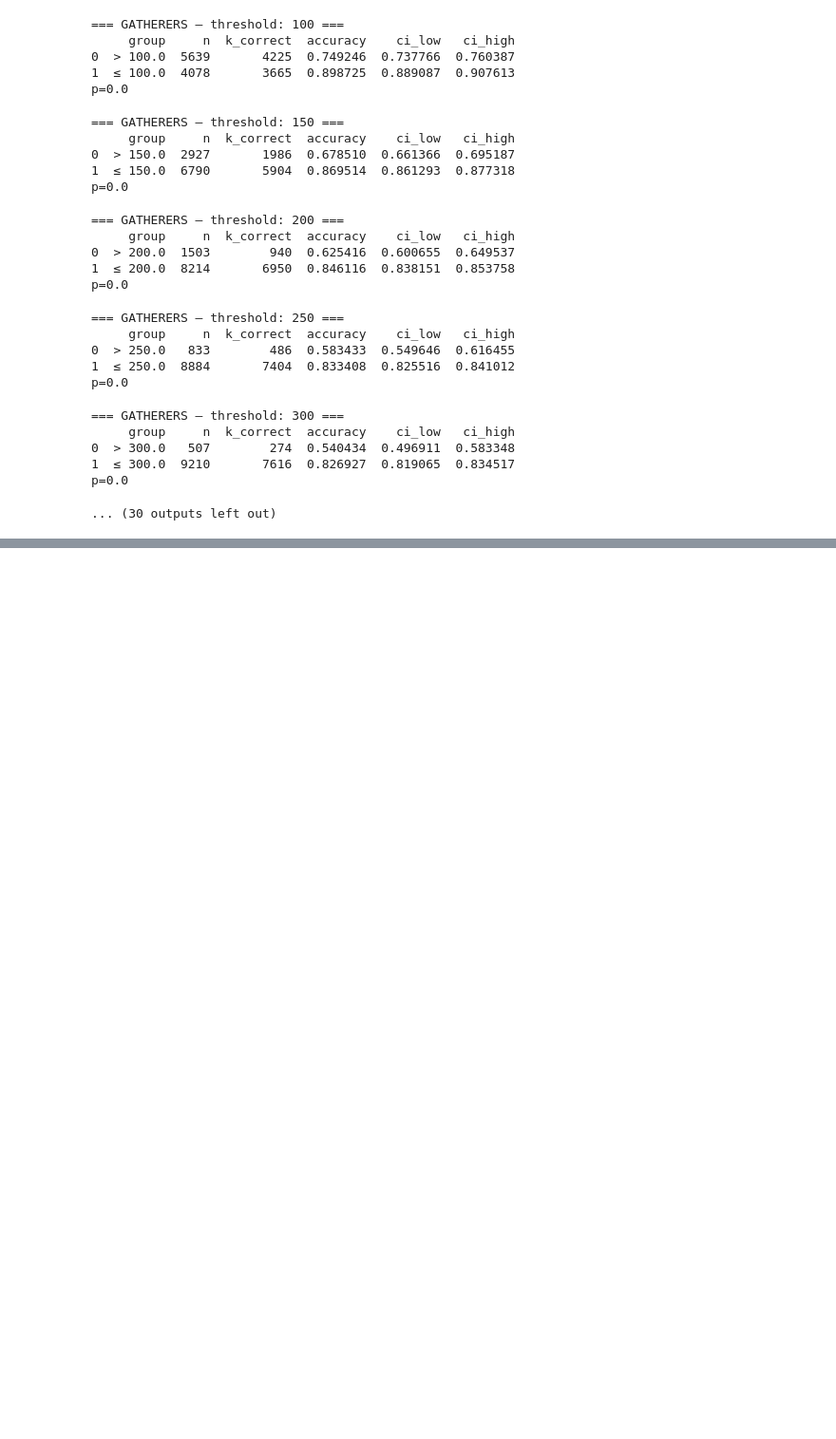
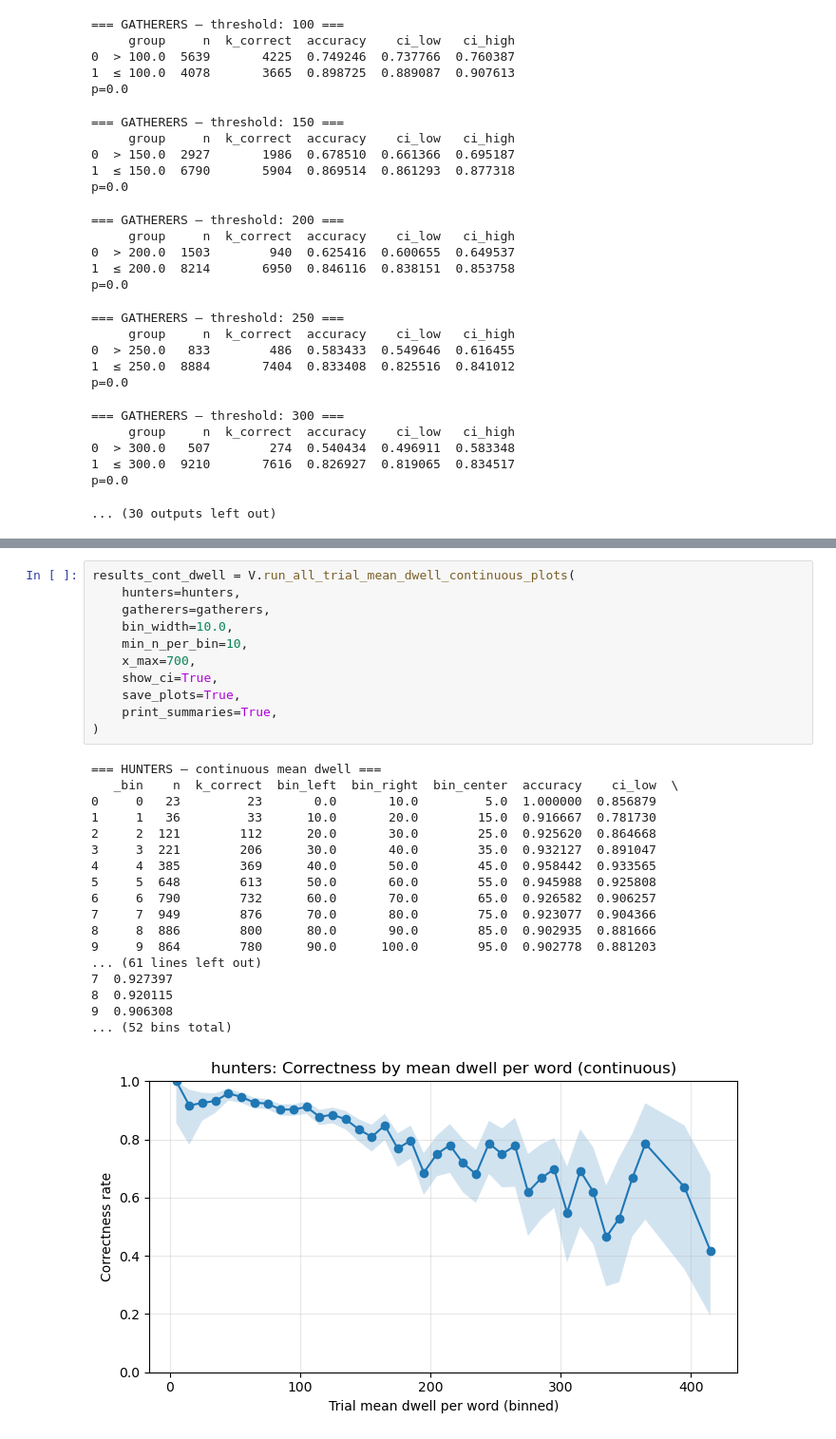
Before and after one commit to Mormorfor/QA_eyetracking, a Jupyter notebook: notebooks/visualisations.ipynb, the cells around one changed output, grey strips where cells are left out. Shown at 95% size. Drawn from its saved outputs; the diff is of its cells as text; blank space fills up the shorter version.

```diff
--- a/notebooks/visualisations.ipynb
+++ b/notebooks/visualisations.ipynb
@@ -250,0 +282,30 @@ p=0.0
+# %%
+results_cont_dwell = V.run_all_trial_mean_dwell_continuous_plots(
+    hunters=hunters,
+    gatherers=gatherers,
+    bin_width=10.0,
+    min_n_per_bin=10,
+    x_max=700,
+    show_ci=True,
+    save_plots=True,
+    print_summaries=True,
+)
+# %% [output]
+=== HUNTERS — continuous mean dwell ===
+   _bin    n  k_correct  bin_left  bin_right  bin_center  accuracy    ci_low  \
+0     0   23         23       0.0       10.0         5.0  1.000000  0.856879
+1     1   36         33      10.0       20.0        15.0  0.916667  0.781730
+2     2  121        112      20.0       30.0        25.0  0.925620  0.864668
+3     3  221        206      30.0       40.0        35.0  0.932127  0.891047
+4     4  385        369      40.0       50.0        45.0  0.958442  0.933565
+5     5  648        613      50.0       60.0        55.0  0.945988  0.925808
+6     6  790        732      60.0       70.0        65.0  0.926582  0.906257
+7     7  949        876      70.0       80.0        75.0  0.923077  0.904366
+8     8  886        800      80.0       90.0        85.0  0.902935  0.881666
+9     9  864        780      90.0      100.0        95.0  0.902778  0.881203
+... (61 lines left out)
+7  0.927397
+8  0.920115
+9  0.906308
+... (52 bins total)
+[figure, added]
```
Also changed, not shown: parts of 2 cells of this notebook, 20 other files.
